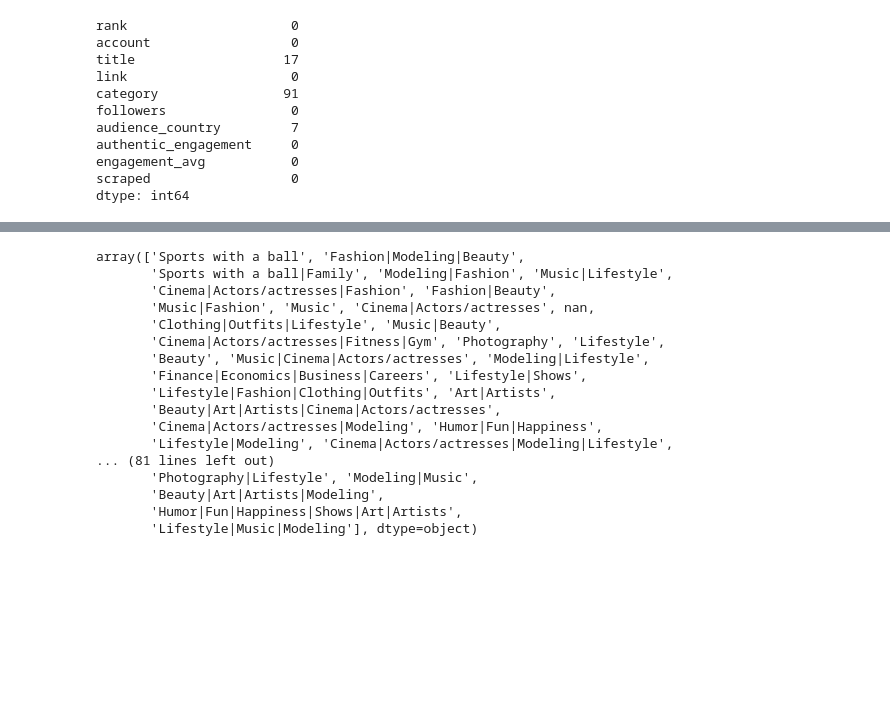
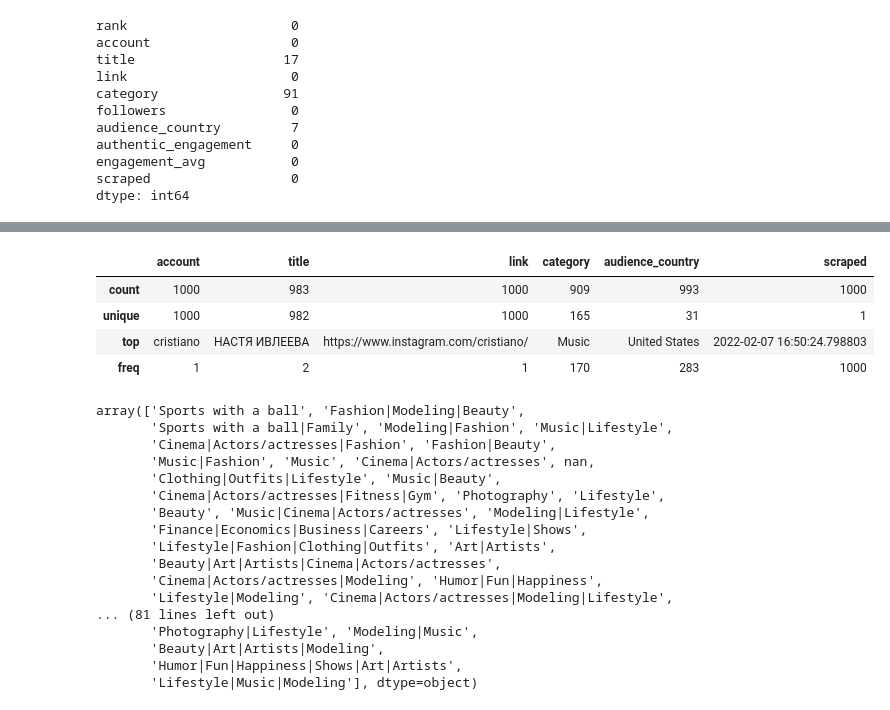
Before and after one commit to Adalab/DA_PromoC_Modulo2_Sprint1_Ana-Anahi, a Jupyter notebook: Estadistica/pp-Estadistica-I.ipynb, the cells around one changed output, grey strips where cells are left out. Saved outputs shown, nothing was run; the diff lists cells and outputs as text; code cells hidden in the pictures; blank space fills up the shorter version.

```diff
--- a/Estadistica/pp-Estadistica-I.ipynb
+++ b/Estadistica/pp-Estadistica-I.ipynb
@@ -95,3 +99,11 @@ df.describe()
+# %%
+df.describe(include='object') # vemos los estadisticos de las variables categoricas.
+# %% [output]
+|  | account | title | link | category | audience_country | scraped |
+| count | 1000 | 983 | 1000 | 909 | 993 | 1000 |
+| unique | 1000 | 982 | 1000 | 165 | 31 | 1 |
+| top | cristiano | НАСТЯ ИВЛЕЕВА | https://www.instagram.com/cristiano/ | Music | United States | 2022-02-07 16:50:24.798803 |
+| freq | 1 | 2 | 1 | 170 | 283 | 1000 |
 # %%
 df['category'].unique()
 # %% [output]
```
Also changed, not shown: parts of 48 cells of this notebook.
